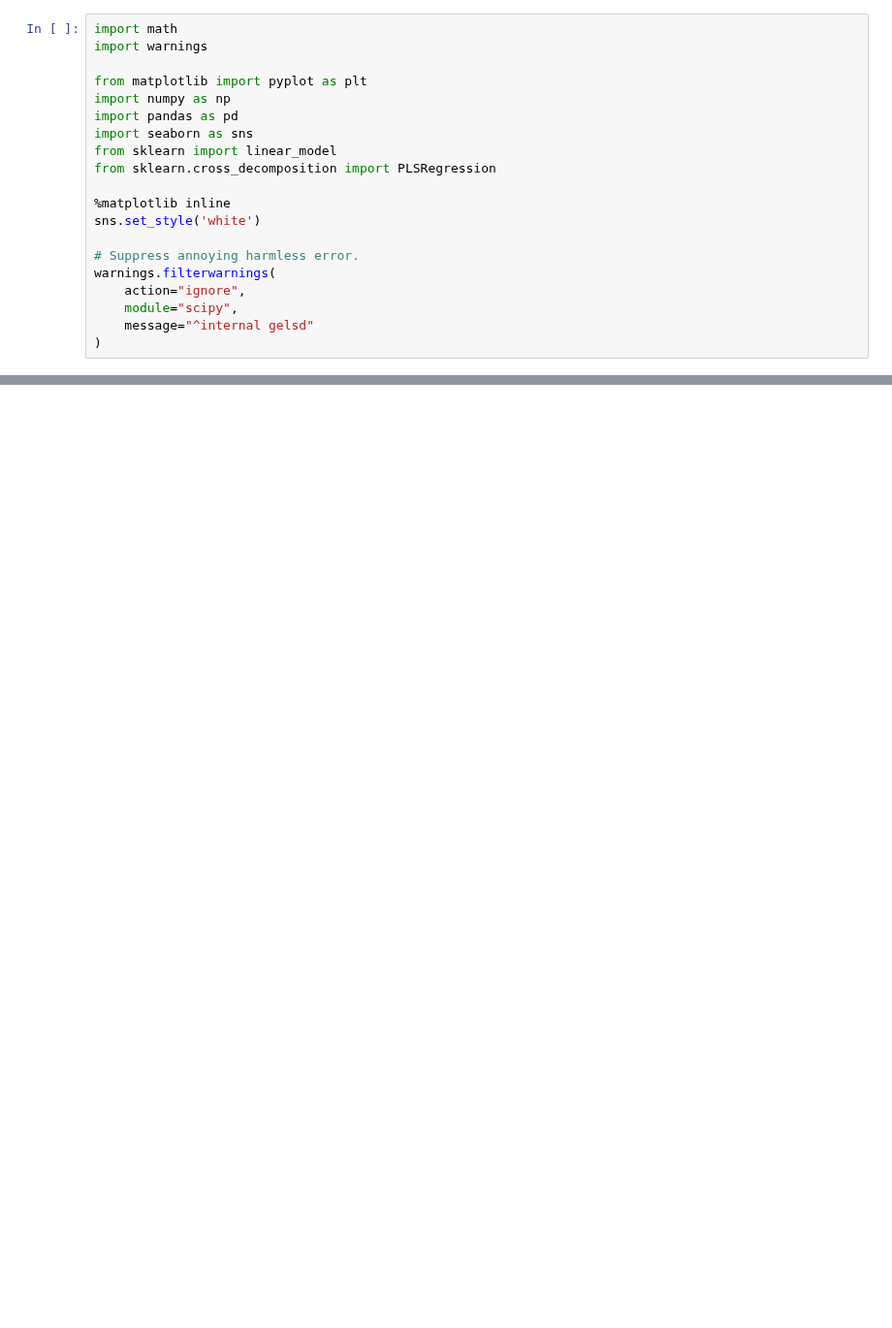
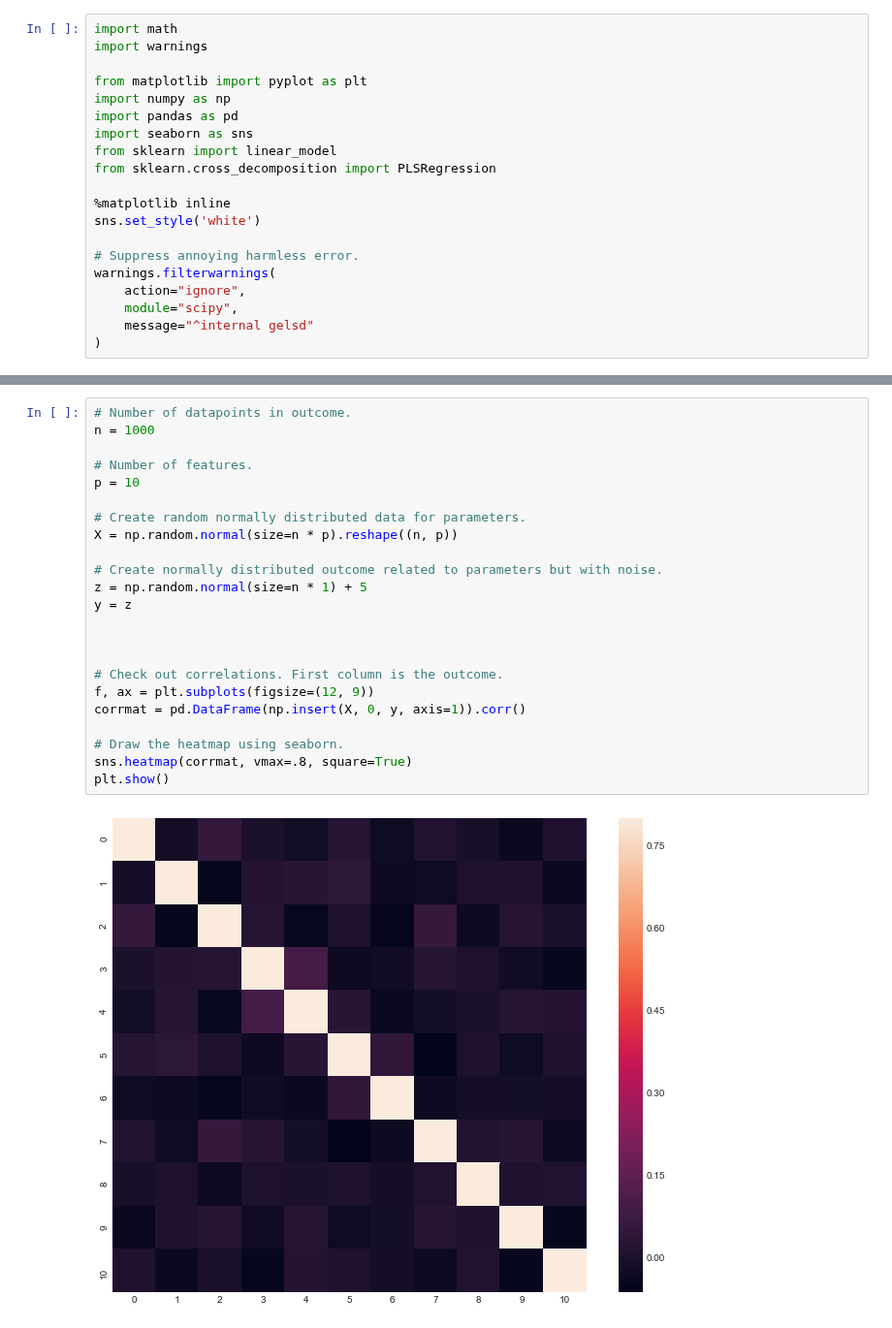
Before and after one commit to Toddizmo/Thinkful, a Jupyter notebook: 2.5.3 Dimensionality Reduction in Linear Regression.ipynb, the cells around one changed output, grey strips where cells are left out. Shown at 97% size. Cells and saved outputs as stored; diff of their text form; blank space fills up the shorter version.

```diff
--- a/2.5.3 Dimensionality Reduction in Linear Regression.ipynb
+++ b/2.5.3 Dimensionality Reduction in Linear Regression.ipynb
@@ -154,0 +159,25 @@ R-squared PLSR: 0.9846750322885195
+# %%
+# Number of datapoints in outcome.
+n = 1000
+
+# Number of features.
+p = 10
+
+# Create random normally distributed data for parameters.
+X = np.random.normal(size=n * p).reshape((n, p))
+
+# Create normally distributed outcome related to parameters but with noise.
+z = np.random.normal(size=n * 1) + 5
+y = z
+
+
+
+# Check out correlations. First column is the outcome.
+f, ax = plt.subplots(figsize=(12, 9))
+corrmat = pd.DataFrame(np.insert(X, 0, y, axis=1)).corr()
+
+# Draw the heatmap using seaborn.
+sns.heatmap(corrmat, vmax=.8, square=True)
+plt.show()
+# %% [output]
+[figure, added]
```
Also changed, not shown: parts of 9 cells of this notebook.
